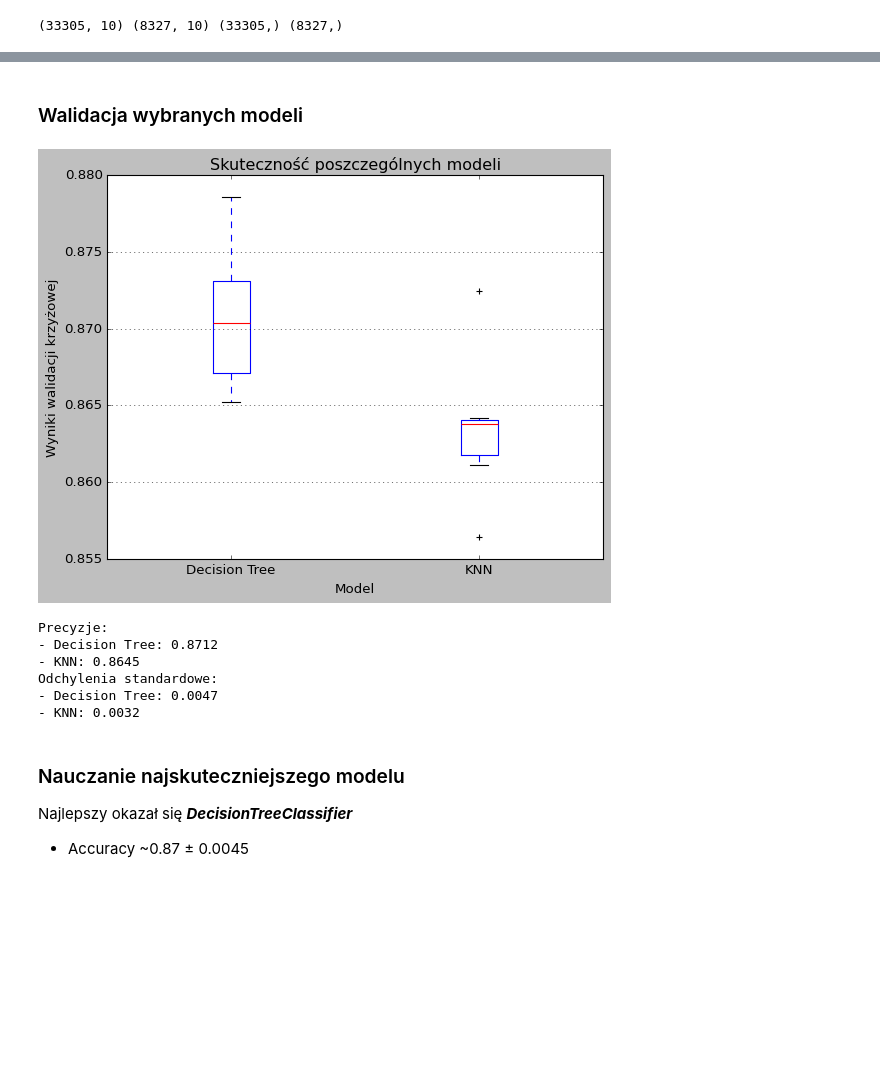
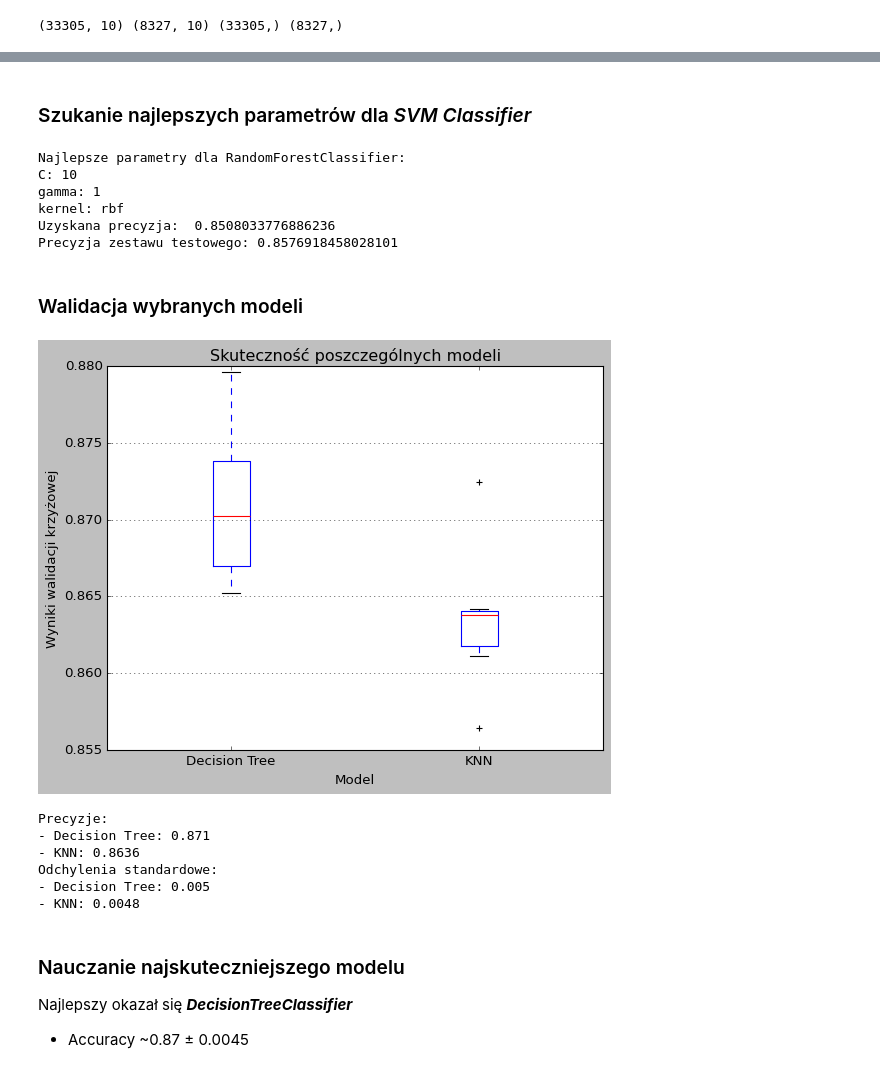
Before and after one commit to pgarwol/PhishingEmailDetection, a Jupyter notebook: learning.ipynb, the cells around one changed output, grey strips where cells are left out. Saved outputs shown, nothing was run; the diff lists cells and outputs as text; code cells hidden in the pictures; blank space fills up the shorter version.

Commit message:
more models, higher accuracies

```diff
--- a/learning.ipynb
+++ b/learning.ipynb
@@ -169,32 +246,62 @@ for model in models.values():
+# %% [markdown]
+### Szukanie najlepszych parametrów dla <i>SVM Classifier</i>
+# %%
+from sklearn.svm import SVC
+
+kf = KFold(n_splits=6, shuffle=True, random_state=42)
+params = {
+    'C': [0.1, 1, 10],
+    'kernel': ['linear', 'rbf'],
+    'gamma': ['scale', 'auto', 0.1, 1]
+}
+svm = SVC()
+svm_cv = GridSearchCV(svm, param_grid=params, cv=kf)
+svm_cv.fit(X_train, y_train)
+
+print('Najlepsze parametry dla RandomForestClassifier:')
+for p, val in svm_cv.best_params_.items():
+    print('{}: {}'.format(p, val), end='\n')
+print('Uzyskana precyzja: ', svm_cv.best_score_)
+
+best_svm = svm_cv.best_estimator_
+test_accuracy = best_svm.score(X_test, y_test)
+print("Precyzja zestawu testowego:", test_accuracy)
+# %% [output]
+Najlepsze parametry dla RandomForestClassifier:
+C: 10
+gamma: 1
+kernel: rbf
+Uzyskana precyzja:  0.8508033776886236
+Precyzja zestawu testowego: 0.8576918458028101
 # %% [markdown]
 ### Walidacja wybranych modeli
 # %%
-plt.style.use('classic')
-fig, ax = plt.subplots()
+# plt.style.use('classic')
+# fig, ax = plt.subplots()
 
-ax.boxplot(results, labels=models.keys())
-ax.set_title('Skuteczność poszczególnych modeli')
-ax.set_xlabel('Model')
-ax.set_ylabel('Wyniki walidacji krzyżowej')
-#ax.set_ylim(0.7, 1)
-plt.grid(axis='y', visible=True)
-plt.show()
+# ax.boxplot(results, labels=models.keys())
+# ax.set_title('Skuteczność poszczególnych modeli')
+# ax.set_xlabel('Model')
+# ax.set_ylabel('Wyniki walidacji krzyżowej')
+# #ax.set_ylim(0.7, 1)
+# plt.grid(axis='y', visible=True)
+# plt.show()
 # %% [output]
-[figure, old version]
+[figure, new version]
 # %%
-tree_mean = np.round(results[0].mean(), 4)
-knn_mean = np.round(results[1].mean(), 4)
-tree_std = np.round(results[0].std(), 4)
-knn_std = np.round(results[1].std(), 4)
-print('Precyzje:\n- Decision Tree: {}\n- KNN: {}'.format(tree_mean, knn_mean))
-print('Odchylenia standardowe:\n- Decision Tree: {}\n- KNN: {}'.format(tree_std, knn_std))
+# tree_mean = np.round(results[0].mean(), 4)
+# knn_mean = np.round(results[1].mean(), 4)
+# tree_std = np.round(results[0].std(), 4)
+# knn_std = np.round(results[1].std(), 4)
+# print('Precyzje:\n- Decision Tree: {}\n- KNN: {}'.format(tree_mean, knn_mean))
+# print('Odchylenia standardowe:\n- Decision Tree: {}\n- KNN: {}'.format(tree_std, knn_std))
 # %% [output]
 Precyzje:
-- Decision Tree: 0.8712
-- KNN: 0.8645
+- Decision Tree: 0.871
+- KNN: 0.8636
 Odchylenia standardowe:
-- Decision Tree: 0.0047
-- KNN: 0.0032
+- Decision Tree: 0.005
+- KNN: 0.0048
 # %% [markdown]
 ### Nauczanie najskuteczniejszego modelu
 Najlepszy okazał się <b><i>DecisionTreeClassifier</i></b>
```
Also changed, not shown: parts of 11 cells of this notebook.
